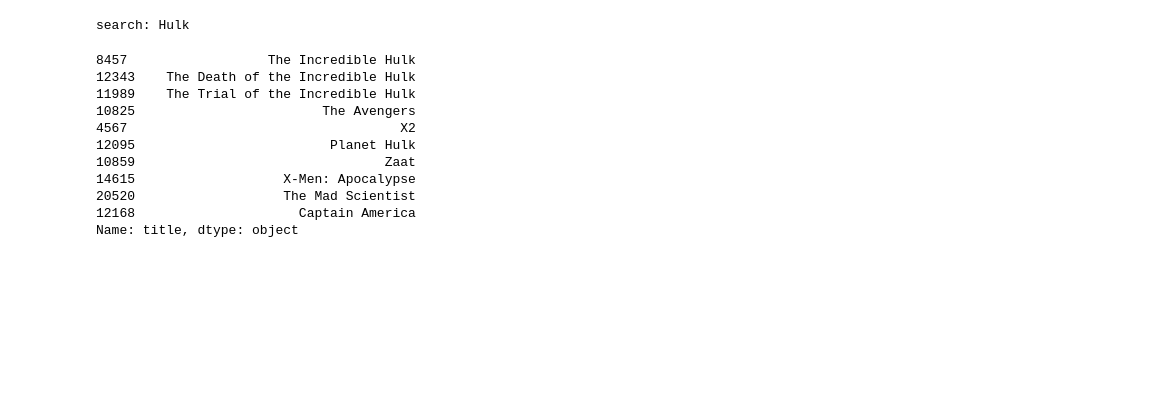
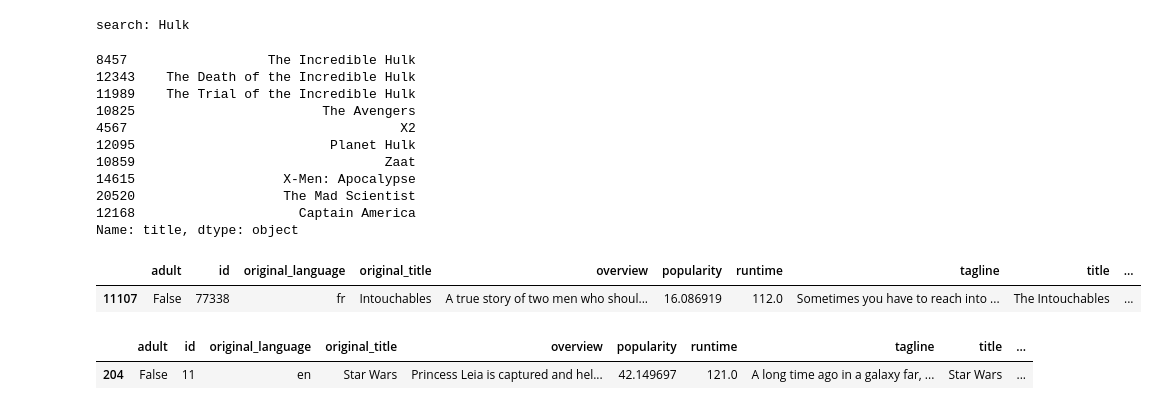
Before and after one commit to Wojtek130/Movies-Recommender, a Jupyter notebook: compare_model_and_heuristic_search.ipynb, the cells around one changed output. Saved outputs shown, nothing was run; the diff lists cells and outputs as text; code cells hidden in the pictures; blank space fills up the shorter version.

```diff
--- a/compare_model_and_heuristic_search.ipynb
+++ b/compare_model_and_heuristic_search.ipynb
@@ -8,6 +9,13 @@ from utils import model_similarity, heuristic_similarity, find_movie
 df_movies = pd.read_csv('dataset/movies_data_embeddings.csv', low_memory=False)
 df_movies['embeddings'] = df_movies['embeddings'].apply(json.loads)
 df_movies['embeddings'] = df_movies['embeddings'].apply(np.array)
+# %%
+df_movies['genres'] = df_movies['genres'].apply(ast.literal_eval)
+df_movies['tags'] = df_movies['tags'].apply(ast.literal_eval)
+df_movies['overview_keywords'] = df_movies['overview'].apply(str)
+df_movies['characters'] = df_movies['characters'].apply(ast.literal_eval)
+df_movies['directors'] = df_movies['directors'].apply(ast.literal_eval)
+df_movies['actors'] = df_movies['actors'].apply(ast.literal_eval)
 # %%
 find_movie(df_movies, 'The Dark Knight')
 # %% [output]
@@ -198,3 +194,13 @@ search: Hulk
 20520                   The Mad Scientist
 12168                     Captain America
 Name: title, dtype: object
+# %%
+find_movie(df_movies, "Intouchables")
+# %% [output]
+|  | adult | id | original_language | original_title | overview | popularity | runtime | tagline | title | ... |
+| 11107 | False | 77338 | fr | Intouchables | A true story of two men who shoul... | 16.086919 | 112.0 | Sometimes you have to reach into ... | The Intouchables | ... |
+# %%
+find_movie(df_movies, "Star Wars")
+# %% [output]
+|  | adult | id | original_language | original_title | overview | popularity | runtime | tagline | title | ... |
+| 204 | False | 11 | en | Star Wars | Princess Leia is captured and hel... | 42.149697 | 121.0 | A long time ago in a galaxy far, ... | Star Wars | ... |
```
Also changed, not shown: parts of 12 cells of this notebook, 3 other files.
